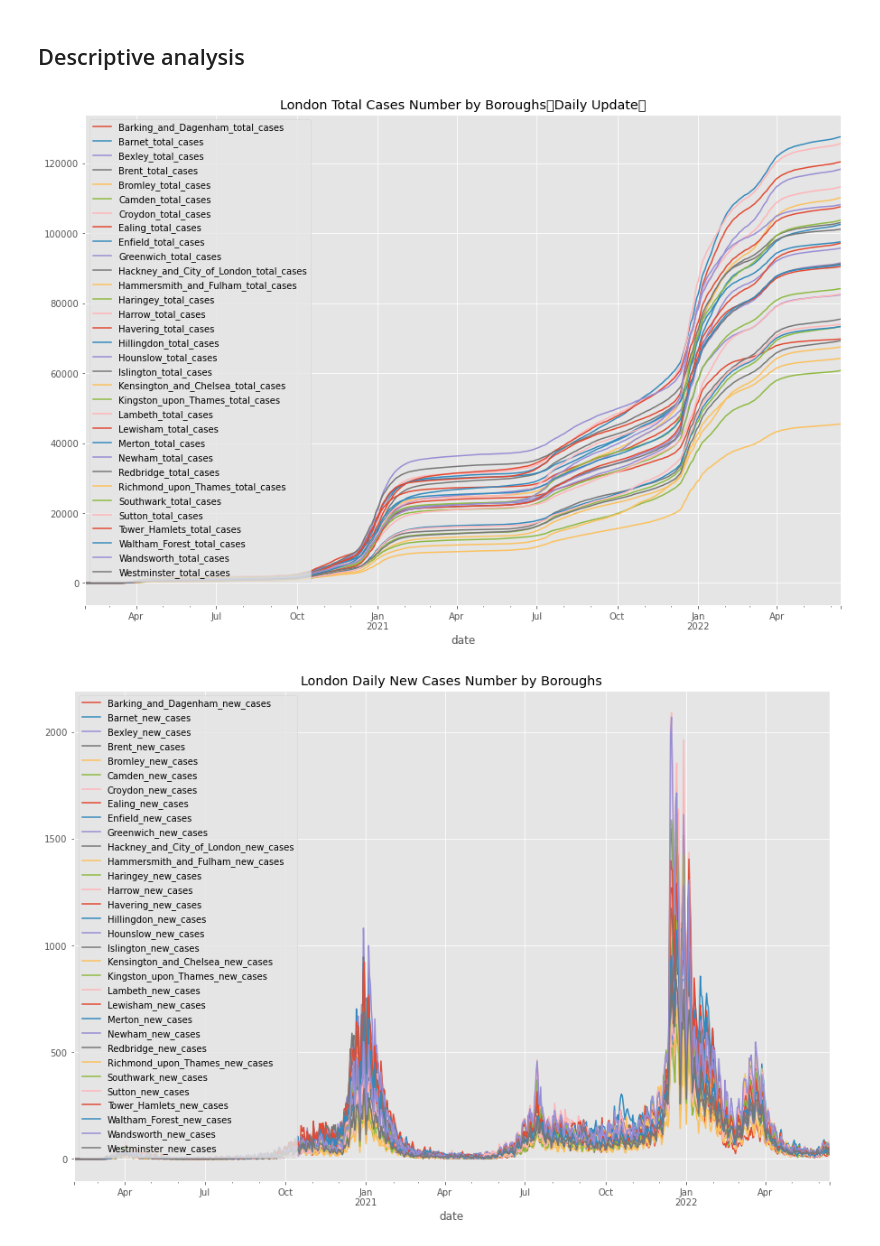
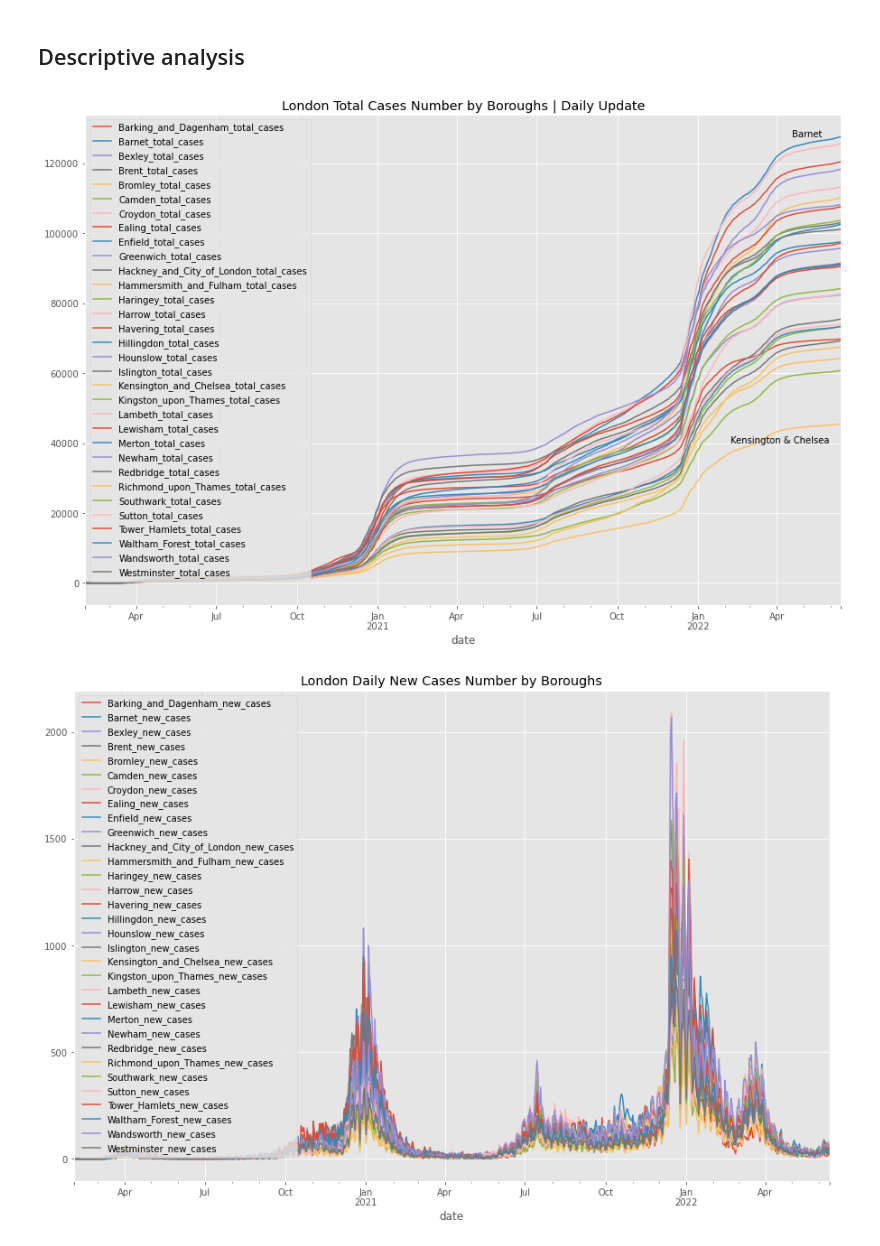
Before and after one commit to JianqiangLiTony/Dissertation, a Jupyter notebook: code.ipynb, the cells around one changed output. Saved outputs shown, nothing was run; the diff lists cells and outputs as text; code cells hidden in the pictures.

```diff
--- a/code.ipynb
+++ b/code.ipynb
@@ -2381,7 +2381,10 @@ df.head()
 import matplotlib.pyplot as plt
 
 plt.figure(figsize=(15,10))
-plt.title('London Total Cases Number by Boroughs（Daily Update）')
+plt.title('London Total Cases Number by Boroughs | Daily Update')
+plt.text(19030, 40000, 'Kensington & Chelsea')
+plt.text(19100, 127500, 'Barnet')
+
 
 # Create an axes object
 axes = plt.gca()
@@ -2393,34 +2396,34 @@ cd2.plot(kind='line', x='date', y='Bexley_total_cases', ax=axes);
 cd2.plot(kind='line', x='date', y='Brent_total_cases', ax=axes);
 cd2.plot(kind='line', x='date', y='Bromley_total_cases', ax=axes);
 cd2.plot(kind='line', x='date', y='Camden_total_cases', ax=axes);
 cd2.plot(kind='line', x='date', y='Croydon_total_cases', ax=axes);
 cd2.plot(kind='line', x='date', y='Ealing_total_cases', ax=axes);
 cd2.plot(kind='line', x='date', y='Enfield_total_cases', ax=axes);
 cd2.plot(kind='line', x='date', y='Greenwich_total_cases', ax=axes);
 cd2.plot(kind='line', x='date', y='Hackney_and_City_of_London_total_cases', ax=axes);
 cd2.plot(kind='line', x='date', y='Hammersmith_and_Fulham_total_cases', ax=axes);
 cd2.plot(kind='line', x='date', y='Haringey_total_cases', ax=axes);
 cd2.plot(kind='line', x='date', y='Harrow_total_cases', ax=axes);
 cd2.plot(kind='line', x='date', y='Havering_total_cases', ax=axes);
 cd2.plot(kind='line', x='date', y='Hillingdon_total_cases', ax=axes);
 cd2.plot(kind='line', x='date', y='Hounslow_total_cases', ax=axes);
 cd2.plot(kind='line', x='date', y='Islington_total_cases', ax=axes);
 cd2.plot(kind='line', x='date', y='Kensington_and_Chelsea_total_cases', ax=axes);
 cd2.plot(kind='line', x='date', y='Kingston_upon_Thames_total_cases', ax=axes);
 cd2.plot(kind='line', x='date', y='Lambeth_total_cases', ax=axes);
 cd2.plot(kind='line', x='date', y='Lewisham_total_cases', ax=axes);
 cd2.plot(kind='line', x='date', y='Merton_total_cases', ax=axes);
 cd2.plot(kind='line', x='date', y='Newham_total_cases', ax=axes);
 cd2.plot(kind='line', x='date', y='Redbridge_total_cases', ax=axes);
 cd2.plot(kind='line', x='date', y='Richmond_upon_Thames_total_cases', ax=axes);
 cd2.plot(kind='line', x='date', y='Southwark_total_cases', ax=axes);
 cd2.plot(kind='line', x='date', y='Sutton_total_cases', ax=axes);
 cd2.plot(kind='line', x='date', y='Tower_Hamlets_total_cases', ax=axes);
 cd2.plot(kind='line', x='date', y='Waltham_Forest_total_cases', ax=axes);
 cd2.plot(kind='line', x='date', y='Wandsworth_total_cases', ax=axes);
 cd2.plot(kind='line', x='date', y='Westminster_total_cases', ax=axes);
 # %% [output]
-[figure, old version]
+[figure, new version]
 # %%
 plt.figure(figsize=(15,10))
 plt.title('London Daily New Cases Number by Boroughs')
```
Also changed, not shown: parts of 10 cells of this notebook.
